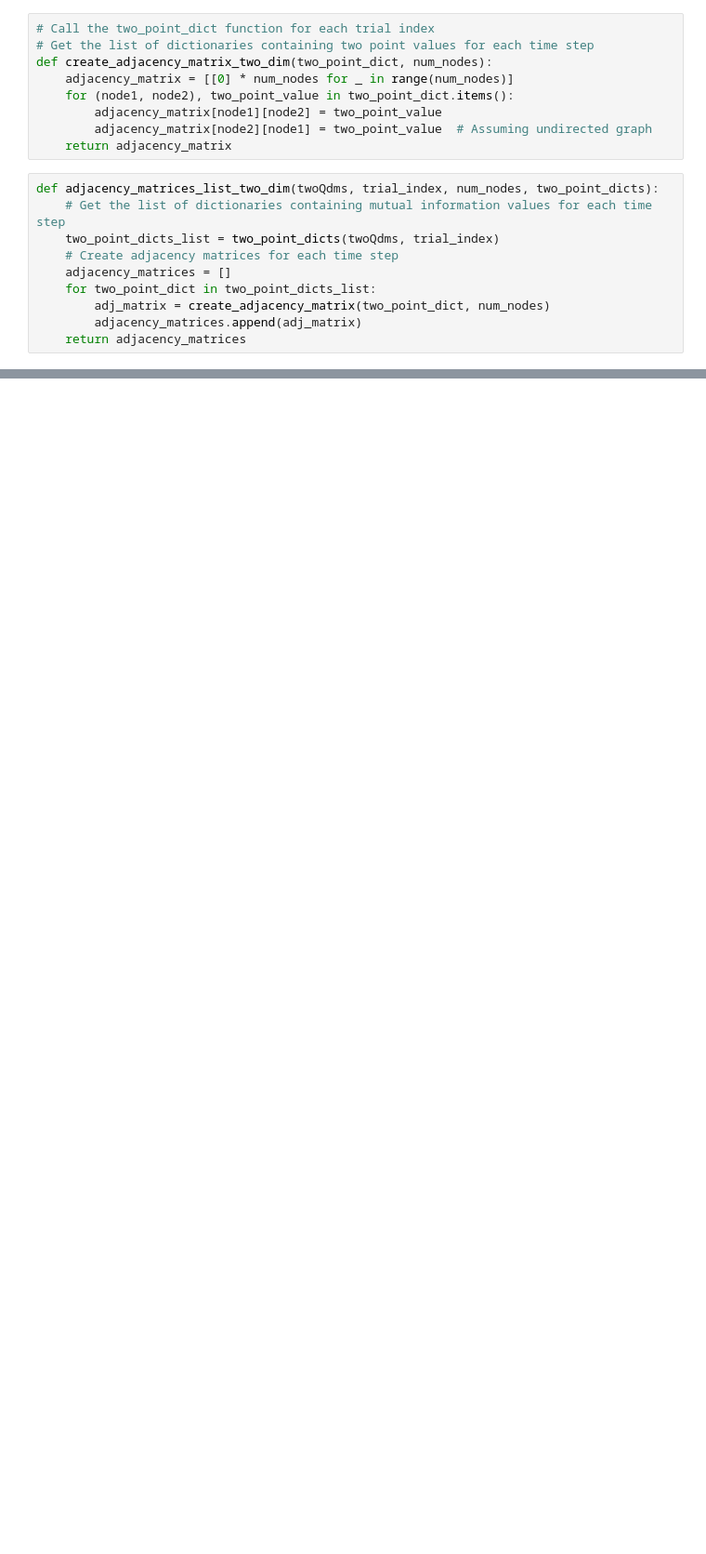
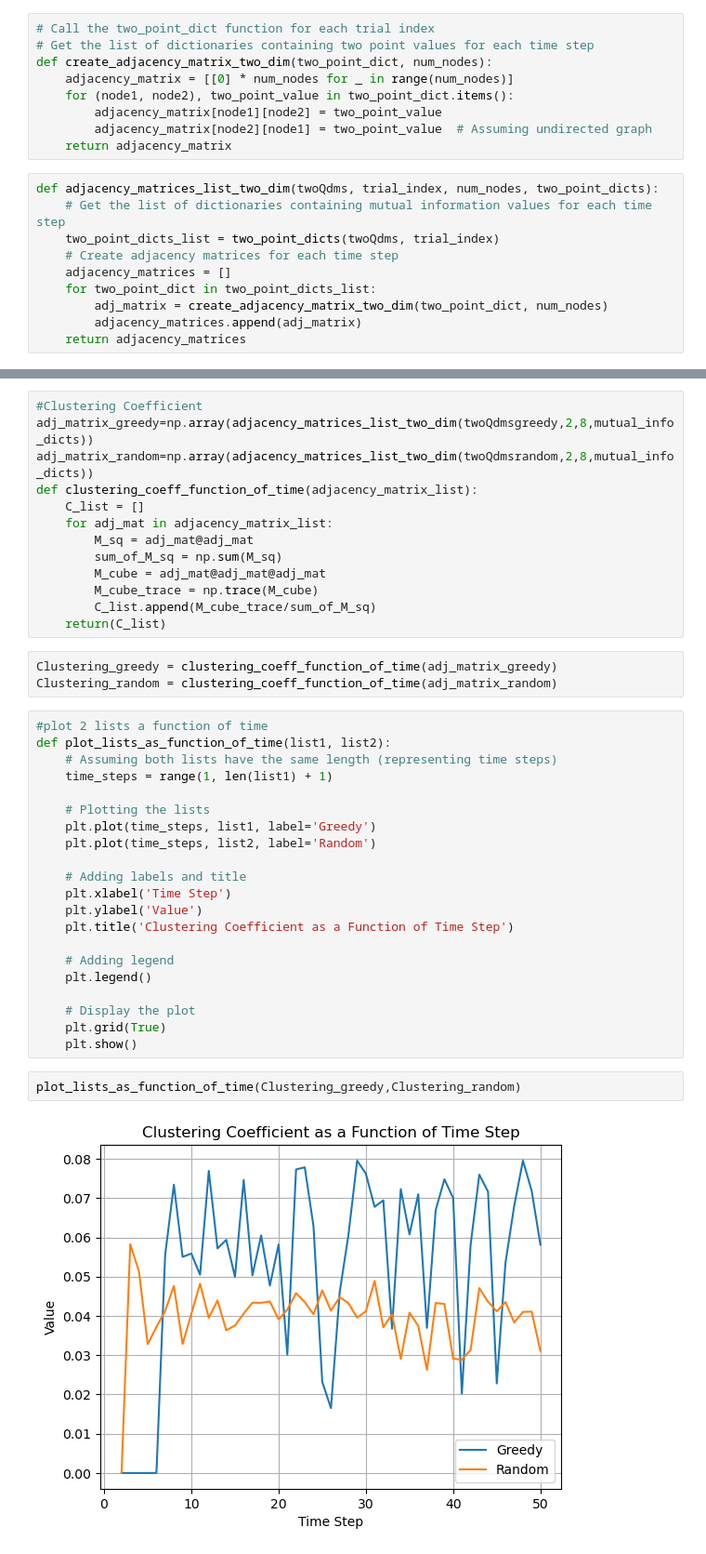
Before and after one commit to jacksonhenry3/Qnibble, a Jupyter notebook: Notebooks/MI_complexity_measures.ipynb, the cells around one changed output, grey strips where cells are left out. Shown at 93% size. Drawn from its saved outputs; the diff is of its cells as text; blank space fills up the shorter version.

Commit message:
MI_clustering coefficient

```diff
--- a/Notebooks/MI_complexity_measures.ipynb
+++ b/Notebooks/MI_complexity_measures.ipynb
@@ -155,7 +242,7 @@ def adjacency_matrices_list_two_dim(twoQdms, trial_index, num_nodes, two_point_d
     # Create adjacency matrices for each time step
     adjacency_matrices = []
     for two_point_dict in two_point_dicts_list:
-        adj_matrix = create_adjacency_matrix(two_point_dict, num_nodes)
+        adj_matrix = create_adjacency_matrix_two_dim(two_point_dict, num_nodes)
         adjacency_matrices.append(adj_matrix)
     return adjacency_matrices
 # %%
@@ -167 +256,42 @@ adj_matrices_list = adjacency_matrices_list_two_dim(twoQdmsgreedy,1, num_nodes,m
 #adj_matrices_list
+# %%
+#Clustering Coefficient
+adj_matrix_greedy=np.array(adjacency_matrices_list_two_dim(twoQdmsgreedy,2,8,mutual_info_dicts))
+adj_matrix_random=np.array(adjacency_matrices_list_two_dim(twoQdmsrandom,2,8,mutual_info_dicts))
+def clustering_coeff_function_of_time(adjacency_matrix_list):
+    C_list = []
+    for adj_mat in adjacency_matrix_list:
+        M_sq = adj_mat@adj_mat
+        sum_of_M_sq = np.sum(M_sq)
+        M_cube = adj_mat@adj_mat@adj_mat
+        M_cube_trace = np.trace(M_cube)
+        C_list.append(M_cube_trace/sum_of_M_sq)
+    return(C_list)
+# %%
+Clustering_greedy = clustering_coeff_function_of_time(adj_matrix_greedy)
+Clustering_random = clustering_coeff_function_of_time(adj_matrix_random)
+# %%
+#plot 2 lists a function of time
+def plot_lists_as_function_of_time(list1, list2):
+    # Assuming both lists have the same length (representing time steps)
+    time_steps = range(1, len(list1) + 1)
+
+    # Plotting the lists
+    plt.plot(time_steps, list1, label='Greedy')
+    plt.plot(time_steps, list2, label='Random')
+
+    # Adding labels and title
+    plt.xlabel('Time Step')
+    plt.ylabel('Value')
+    plt.title('Clustering Coefficient as a Function of Time Step')
+
+    # Adding legend
+    plt.legend()
+
+    # Display the plot
+    plt.grid(True)
+    plt.show()
+# %%
+plot_lists_as_function_of_time(Clustering_greedy,Clustering_random)
+# %% [output]
+[figure, added]
```
Also changed, not shown: parts of 15 cells of this notebook.
